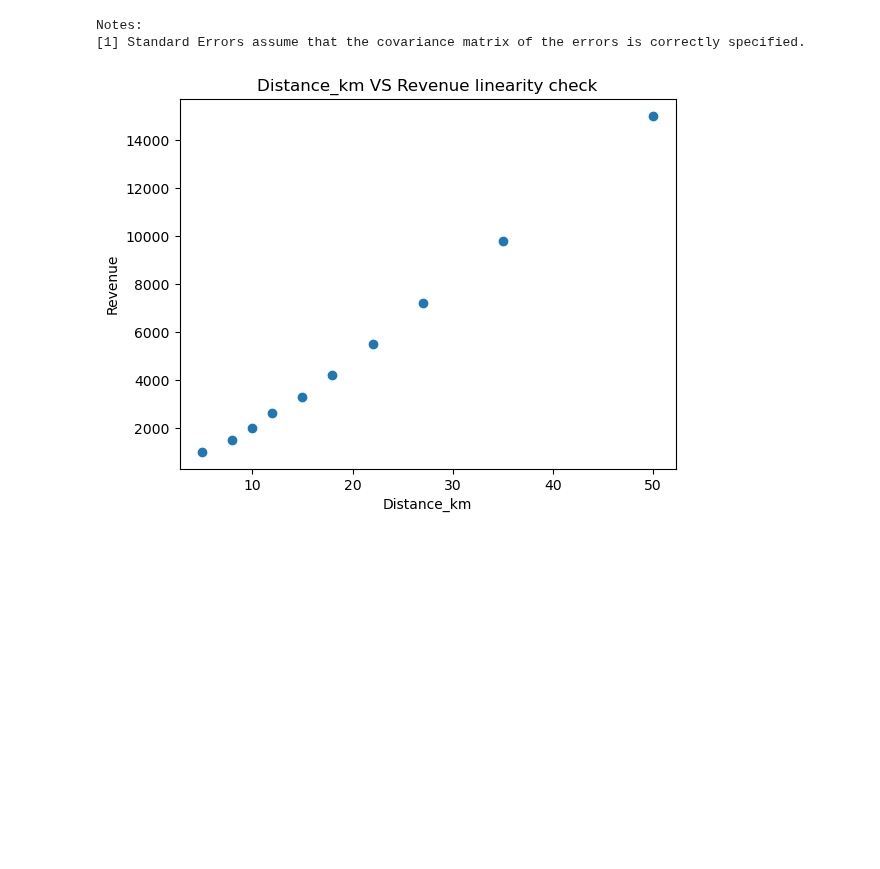
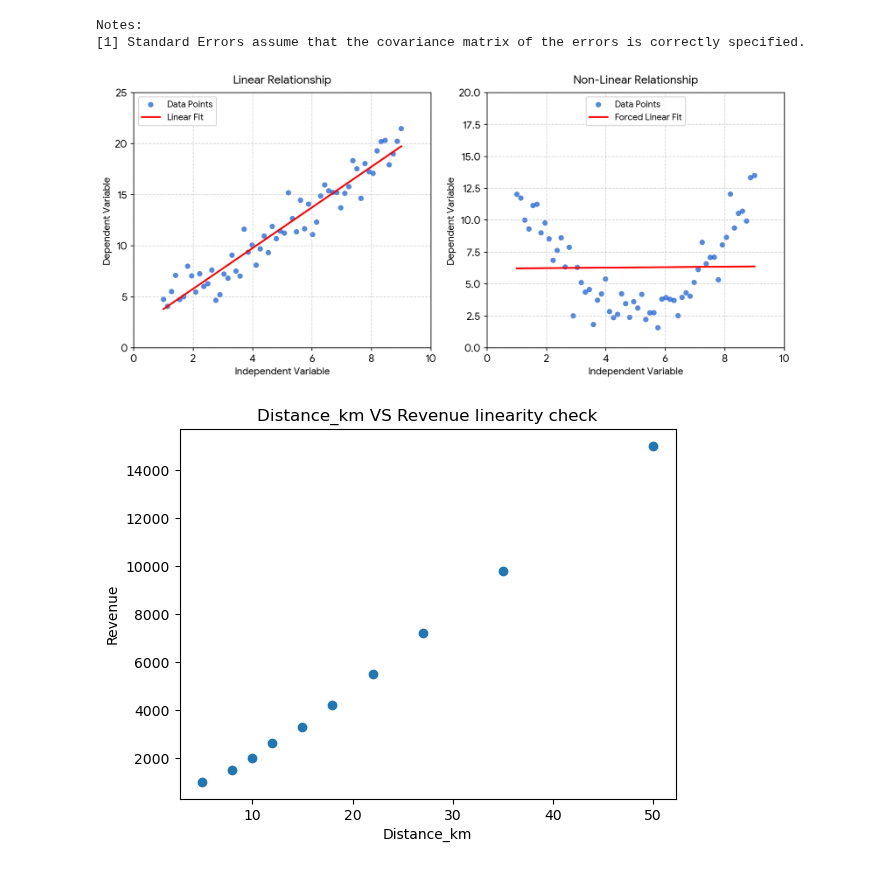
Before and after one commit to vickii20/Machine-Learning-Fundamentals, a Jupyter notebook: Linear Regression/Assumptions for Linear checks.ipynb, the cells around one changed output. Drawn from its saved outputs; the diff is of its cells as text; code cells hidden in the pictures; blank space fills up the shorter version.

Commit message:
updating notes

```diff
--- a/Linear Regression/Assumptions for Linear checks.ipynb
+++ b/Linear Regression/Assumptions for Linear checks.ipynb
@@ -116,6 +116,12 @@ Notes:
 # Assumption for linear regression :
 # %%
 # linearity :
+
+from IPython.display import Image, display
+img = r"E:\Machine Learning\My notes\Linearity & Non-linearity.png"
+display(Image(filename = img, width = 700))
+# %% [output]
+[figure, added]
 # %%
 plt.scatter(
     df['Distance_km'],
```
Also changed, not shown: parts of 1 cell of this notebook.
